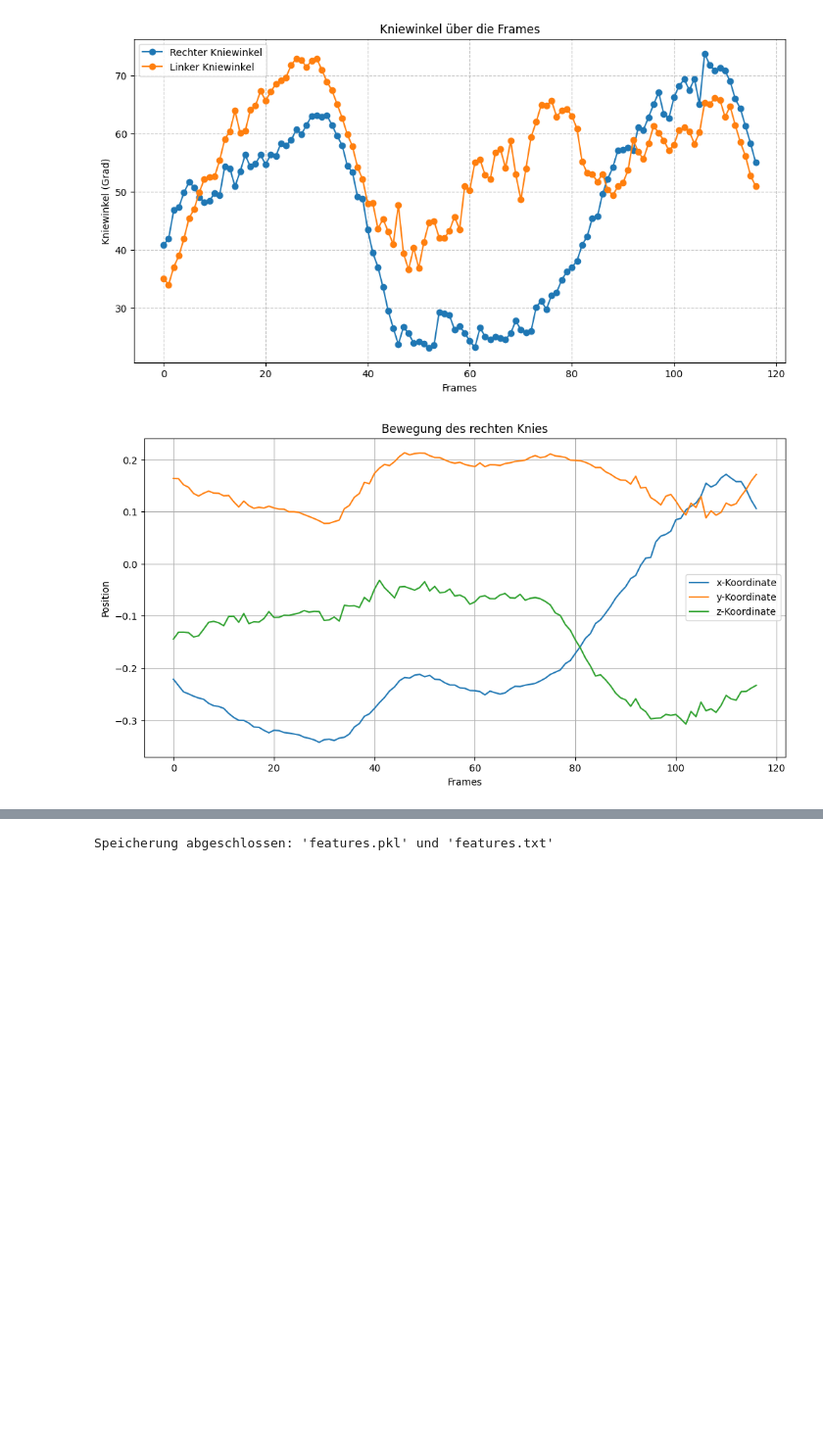
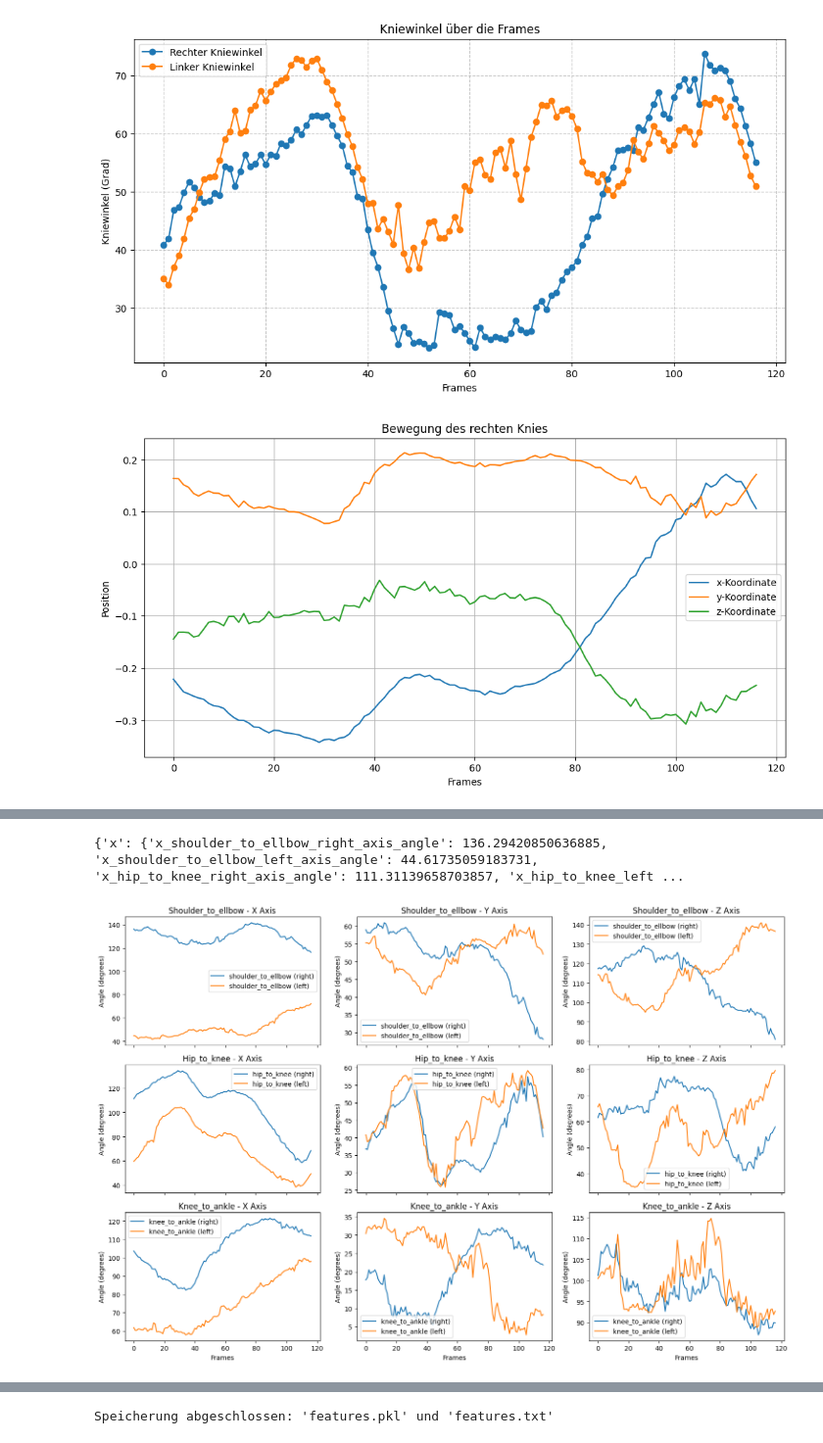
Before and after one commit to pascalghanimi/Ski-Classification-AI, a Jupyter notebook: Feature_Extraction.ipynb, the cells around one changed output, grey strips where cells are left out. Shown at 98% size. Saved outputs shown, nothing was run; the diff lists cells and outputs as text; code cells hidden in the pictures; blank space fills up the shorter version.

```diff
--- a/Feature_Extraction.ipynb
+++ b/Feature_Extraction.ipynb
@@ -507,0 +298,79 @@ plot_lower_leg_angles(lower_leg_angles)
+# %%
+# Hier werden die Winkel der Joints (z.B. Oberarm) zu den Achsen berechnet (x, y und z)
+
+import numpy as np
+import matplotlib.pyplot as plt
+
+def calculate_joint_angles(result):
+    axis_vectors = {
+        "x": np.array([1, 0, 0]),
+        "y": np.array([0, 1, 0]),
+        "z": np.array([0, 0, -1])
+    }
+    joint_angles = {}
+
+    for i, frame in enumerate(result.keys()):
+        joint_angles[i] = {}
+
+        joints = result[frame]['3d_joints'][0]
+        vectors = {
+            "shoulder_to_ellbow_right": joints[r_ellbow_num] - joints[r_shoulder_num],
+            "shoulder_to_ellbow_left": joints[l_ellbow_num] - joints[l_shoulder_num],
+            "hip_to_knee_right": joints[r_knee_num] - joints[r_hip_num],
+            "hip_to_knee_left": joints[l_knee_num] - joints[l_hip_num],
+            "knee_to_ankle_right": joints[r_ankle_num] - joints[r_knee_num],
+            "knee_to_ankle_left": joints[l_ankle_num] - joints[l_knee_num]
+        }
+
+        for axis_name, axis_vector in axis_vectors.items():
+            joint_angles[i][axis_name] = {}
+
+            for joint_name, joint_vector in vectors.items():
+                angle = np.degrees(np.arccos(
+                    np.dot(joint_vector, axis_vector) / (np.linalg.norm(joint_vector) * np.linalg.norm(axis_vector))
+                ))
+                joint_angles[i][axis_name][f"{axis_name}_{joint_name}_axis_angle"] = angle
+
+    return joint_angles
+
+def plot_joint_angles(joint_angles):
+    frames = list(joint_angles.keys())
+    joint_names = ["shoulder_to_ellbow", "hip_to_knee", "knee_to_ankle"]
+    sides = ["right", "left"]
+    axis_names = ["x", "y", "z"]
+
+    fig, axs = plt.subplots(len(joint_names), len(axis_names), figsize=(15, 10), sharex=True)
+
+    for j, joint in enumerate(joint_names):
+        for a, axis in enumerate(axis_names):
+            for side in sides:
+                angle_key = f"{axis}_{joint}_{side}_axis_angle"
+                angles = [joint_angles[frame][axis][angle_key] for frame in frames]
+                axs[j, a].plot(frames, angles, label=f"{joint} ({side})")
+            axs[j, a].set_title(f"{joint.capitalize()} - {axis.upper()} Axis")
+            axs[j, a].set_ylabel("Angle (degrees)")
+            axs[j, a].legend()
+
+    for ax in axs[-1, :]:
+        ax.set_xlabel("Frames")
+
+    plt.tight_layout()
+    plt.show()
+
+# Berechnung der Winkel
+joint_angles = calculate_joint_angles(result)
+
+# Beispiel-Ausgabe für Frame 0
+print(joint_angles[0])
+
+# Plotten der Winkel
+plot_joint_angles(joint_angles)
+
+
+    # ACHTUNG: Mögliche Achsenspiegelung!
+    # Es könnte sein, dass eine Körperseite (z. B. linke Schulter) in einem negativen Bereich des Koordinatensystems liegt.
+    # In diesem Fall könnten die Winkel der linken Körperseite die gespiegelte Version der rechten Körperseite sein.
+    # Das sieht man besonders bei den Schulter-Ellbogen-Winkeln, die fast genau gegensätzlich verlaufen bei SimonPD.
+# %% [output]
+{'x': {'x_shoulder_to_ellbow_right_axis_angle': 136.29420850636885, 'x_shoulder_to_ellbow_left_axis_angle': 44.61735059183731, 'x_hip_to_knee_right_axis_angle': 111.31139658703857, 'x_hip_to_knee_left ...
+[figure, added]
```
Also changed, not shown: parts of 13 cells of this notebook.
